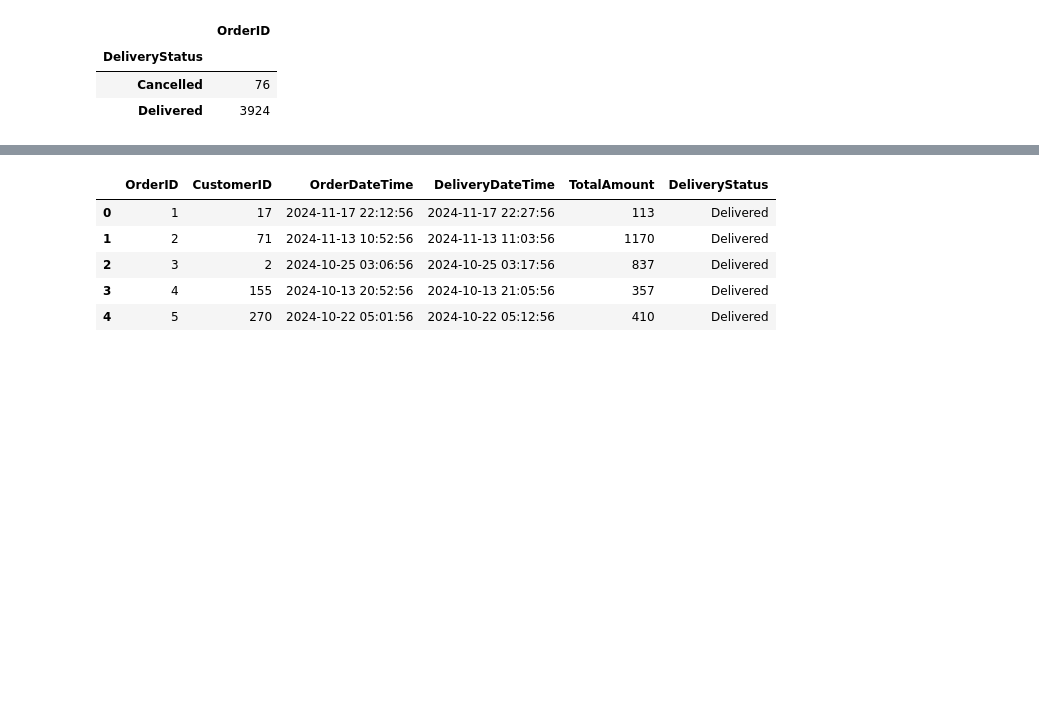
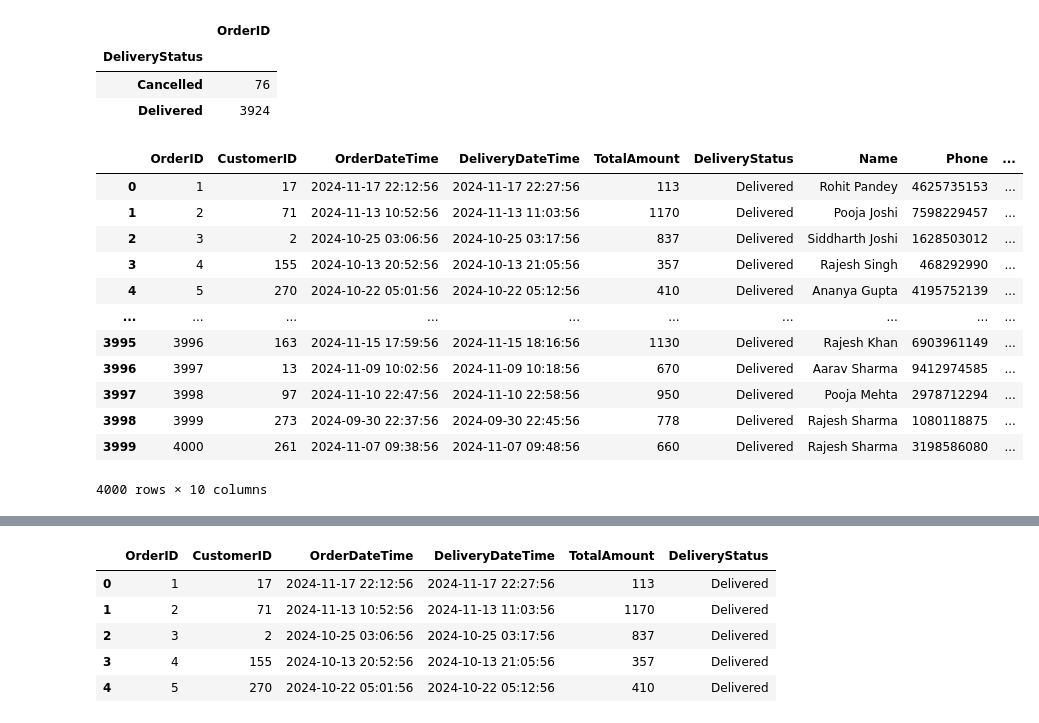
Before and after one commit to Ranjan234/-Descriptive-Statistics-Case-Study, a Jupyter notebook: Swiggy_Instamart.ipynb, the cells around one changed output, grey strips where cells are left out. Cells and saved outputs as stored; diff of their text form; code cells hidden in the pictures; blank space fills up the shorter version.

```diff
--- a/Swiggy_Instamart.ipynb
+++ b/Swiggy_Instamart.ipynb
@@ -243,3 +243,22 @@ order_count
 | DeliveryStatus |  |
 | Cancelled | 76 |
 | Delivered | 3924 |
+# %%
+from os.path import join
+# How much revenue  generated in the city.
+join_orders_customers = pd.merge(orders,customers,on='CustomerID', how ="inner")
+join_orders_customers
+# %% [output]
+|  | OrderID | CustomerID | OrderDateTime | DeliveryDateTime | TotalAmount | DeliveryStatus | Name | Phone | ... |
+| 0 | 1 | 17 | 2024-11-17 22:12:56 | 2024-11-17 22:27:56 | 113 | Delivered | Rohit Pandey | 4625735153 | ... |
+| 1 | 2 | 71 | 2024-11-13 10:52:56 | 2024-11-13 11:03:56 | 1170 | Delivered | Pooja Joshi | 7598229457 | ... |
+| 2 | 3 | 2 | 2024-10-25 03:06:56 | 2024-10-25 03:17:56 | 837 | Delivered | Siddharth Joshi | 1628503012 | ... |
+| 3 | 4 | 155 | 2024-10-13 20:52:56 | 2024-10-13 21:05:56 | 357 | Delivered | Rajesh Singh | 468292990 | ... |
+| 4 | 5 | 270 | 2024-10-22 05:01:56 | 2024-10-22 05:12:56 | 410 | Delivered | Ananya Gupta | 4195752139 | ... |
+| ... | ... | ... | ... | ... | ... | ... | ... | ... | ... |
+| 3995 | 3996 | 163 | 2024-11-15 17:59:56 | 2024-11-15 18:16:56 | 1130 | Delivered | Rajesh Khan | 6903961149 | ... |
+| 3996 | 3997 | 13 | 2024-11-09 10:02:56 | 2024-11-09 10:18:56 | 670 | Delivered | Aarav Sharma | 9412974585 | ... |
+| 3997 | 3998 | 97 | 2024-11-10 22:47:56 | 2024-11-10 22:58:56 | 950 | Delivered | Pooja Mehta | 2978712294 | ... |
+| 3998 | 3999 | 273 | 2024-09-30 22:37:56 | 2024-09-30 22:45:56 | 778 | Delivered | Rajesh Sharma | 1080118875 | ... |
+| 3999 | 4000 | 261 | 2024-11-07 09:38:56 | 2024-11-07 09:48:56 | 660 | Delivered | Rajesh Sharma | 3198586080 | ... |
+4000 rows × 10 columns
```
Also changed, not shown: parts of 8 cells of this notebook.
